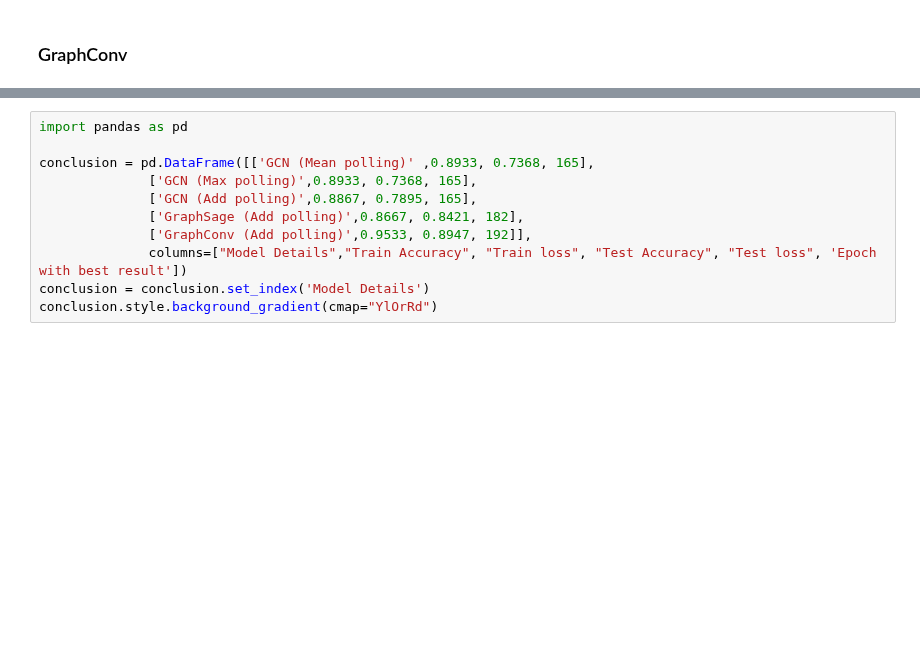
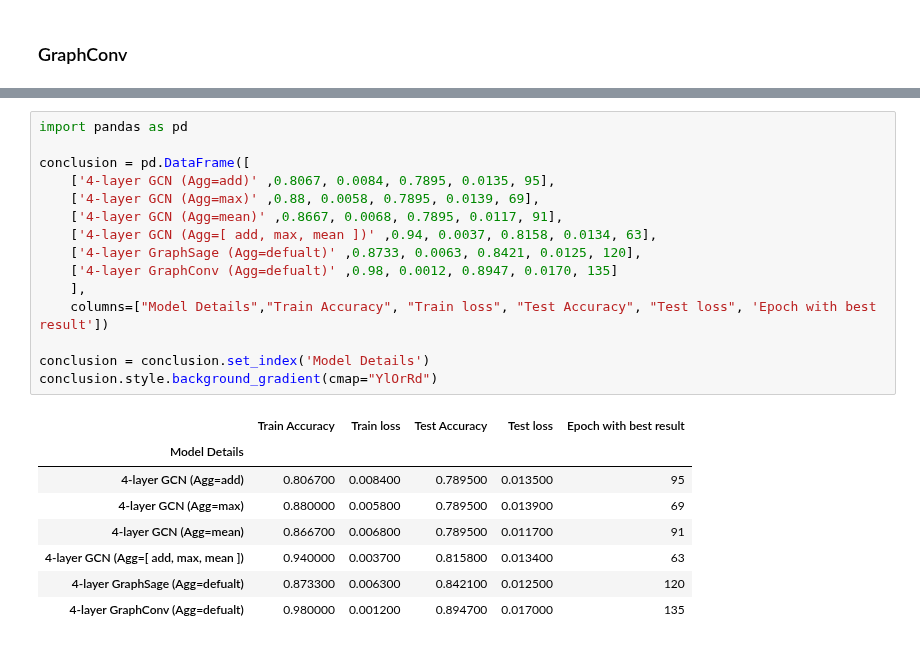
Before and after one commit to mojtabaSefidi/Small-GNN-Based-Projects, a Jupyter notebook: MLG_Ex3.ipynb, the cells around one changed output, grey strips where cells are left out. Saved outputs shown, nothing was run; the diff lists cells and outputs as text; blank space fills up the shorter version.

Commit message:
There are some issues. 1. activation function after last GNN layer 2. model don't have same structure. 3. final results added.

```diff
--- a/MLG_Ex3.ipynb
+++ b/MLG_Ex3.ipynb
@@ -492,11 +505,24 @@ plot_history(list_train_loss, list_train_acc, list_test_loss, list_test_acc, n_e
 # %%
 import pandas as pd
 
-conclusion = pd.DataFrame([['GCN (Mean polling)' ,0.8933, 0.7368, 165],
-              ['GCN (Max polling)',0.8933, 0.7368, 165],
-              ['GCN (Add polling)',0.8867, 0.7895, 165],
-              ['GraphSage (Add polling)',0.8667, 0.8421, 182],
-              ['GraphConv (Add polling)',0.9533, 0.8947, 192]],
-              columns=["Model Details","Train Accuracy", "Train loss", "Test Accuracy", "Test loss", 'Epoch with best result'])
+conclusion = pd.DataFrame([
+    ['4-layer GCN (Agg=add)' ,0.8067, 0.0084, 0.7895, 0.0135, 95],
+    ['4-layer GCN (Agg=max)' ,0.88, 0.0058, 0.7895, 0.0139, 69],
+    ['4-layer GCN (Agg=mean)' ,0.8667, 0.0068, 0.7895, 0.0117, 91],
+    ['4-layer GCN (Agg=[ add, max, mean ])' ,0.94, 0.0037, 0.8158, 0.0134, 63],
+    ['4-layer GraphSage (Agg=defualt)' ,0.8733, 0.0063, 0.8421, 0.0125, 120],
+    ['4-layer GraphConv (Agg=defualt)' ,0.98, 0.0012, 0.8947, 0.0170, 135]
+    ],
+    columns=["Model Details","Train Accuracy", "Train loss", "Test Accuracy", "Test loss", 'Epoch with best result'])
+
 conclusion = conclusion.set_index('Model Details')
 conclusion.style.background_gradient(cmap="YlOrRd")
+# %% [output]
+|  | Train Accuracy | Train loss | Test Accuracy | Test loss | Epoch with best result |
+| Model Details |  |  |  |  |  |
+| 4-layer GCN (Agg=add) | 0.806700 | 0.008400 | 0.789500 | 0.013500 | 95 |
+| 4-layer GCN (Agg=max) | 0.880000 | 0.005800 | 0.789500 | 0.013900 | 69 |
+| 4-layer GCN (Agg=mean) | 0.866700 | 0.006800 | 0.789500 | 0.011700 | 91 |
+| 4-layer GCN (Agg=[ add, max, mean ]) | 0.940000 | 0.003700 | 0.815800 | 0.013400 | 63 |
+| 4-layer GraphSage (Agg=defualt) | 0.873300 | 0.006300 | 0.842100 | 0.012500 | 120 |
+| 4-layer GraphConv (Agg=defualt) | 0.980000 | 0.001200 | 0.894700 | 0.017000 | 135 |
```
Also changed, not shown: parts of 19 cells of this notebook.
